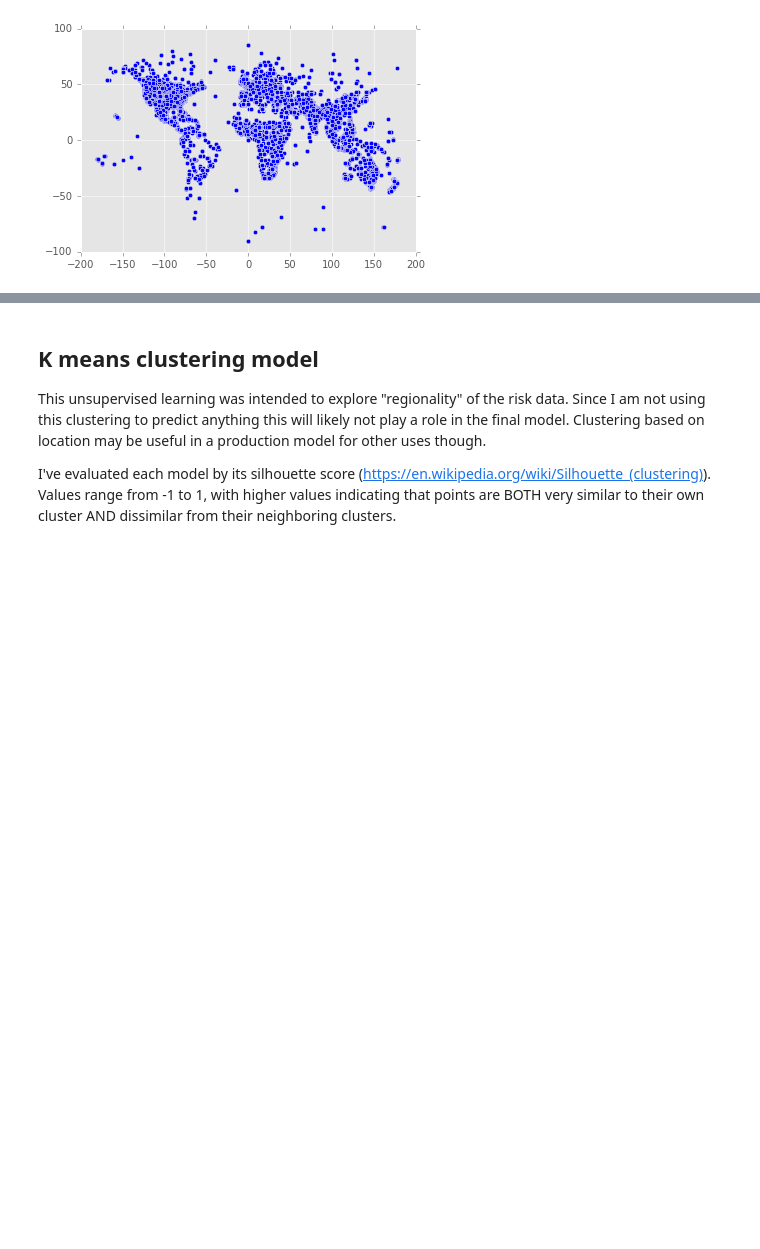
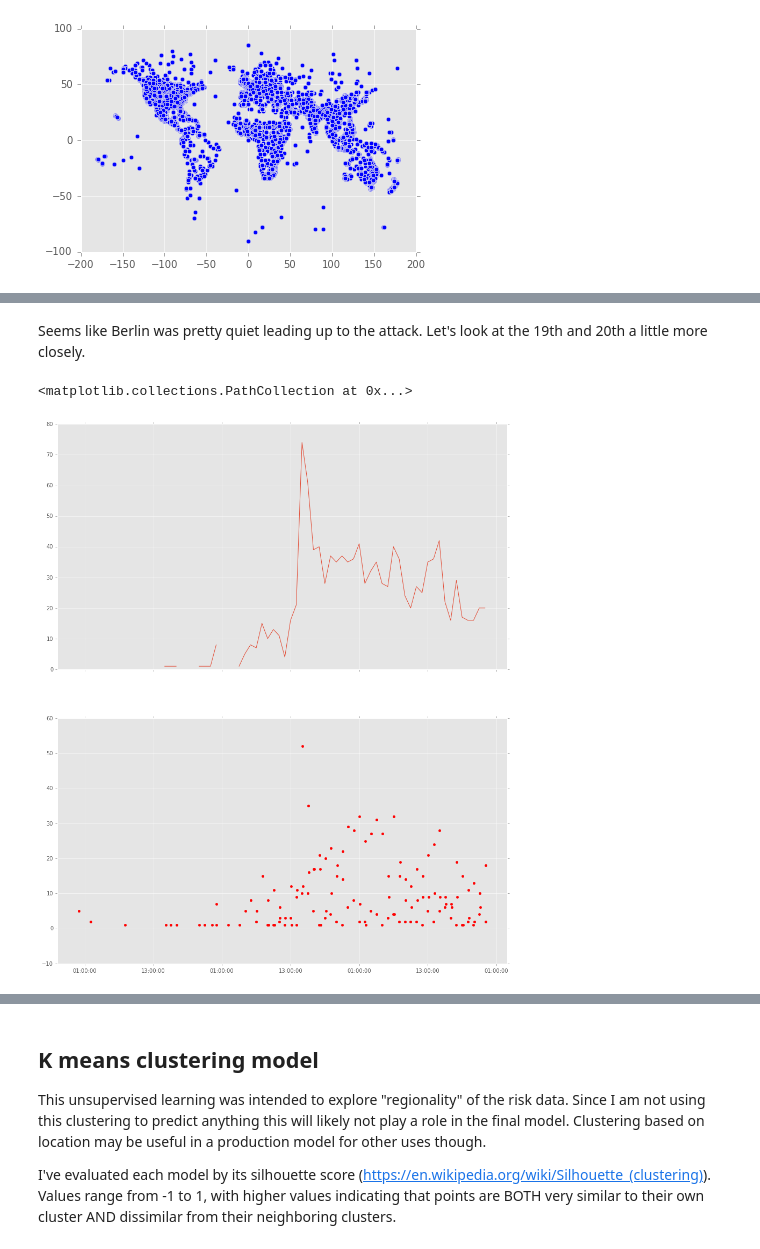
Before and after one commit to brendan-dorsey/stabilitas-thresholds, a Jupyter notebook: initial_eda.ipynb, the cells around one changed output, grey strips where cells are left out. Cells and saved outputs as stored; diff of their text form; code cells hidden in the pictures; blank space fills up the shorter version.

```diff
--- a/initial_eda.ipynb
+++ b/initial_eda.ipynb
@@ -79,0 +270,15 @@ plt.scatter(location_df["lon"], location_df["lat"])#, alpha=0.02)
+# %% [markdown]
+Seems like Berlin was pretty quiet leading up to the attack. Let's look at the 19th and 20th a little more closely.
+# %%
+two_day = start_timeseries["2016-12-19":"2016-12-21"]
+
+td_daily = two_day.resample("d").sum()
+td_hourly = two_day.resample("H").sum()
+td_five_mins = two_day.resample("5T").sum()
+fig, axes = plt.subplots(2, figsize=(15,18), sharex=True)
+
+axes[0].plot(td_hourly)
+axes[1].scatter(td_five_mins.index, td_five_mins.values, color="r")
+# %% [output]
+<matplotlib.collections.PathCollection at 0x...>
+[figure, added]
```
Also changed, not shown: parts of 28 cells of this notebook, 3 other files.
